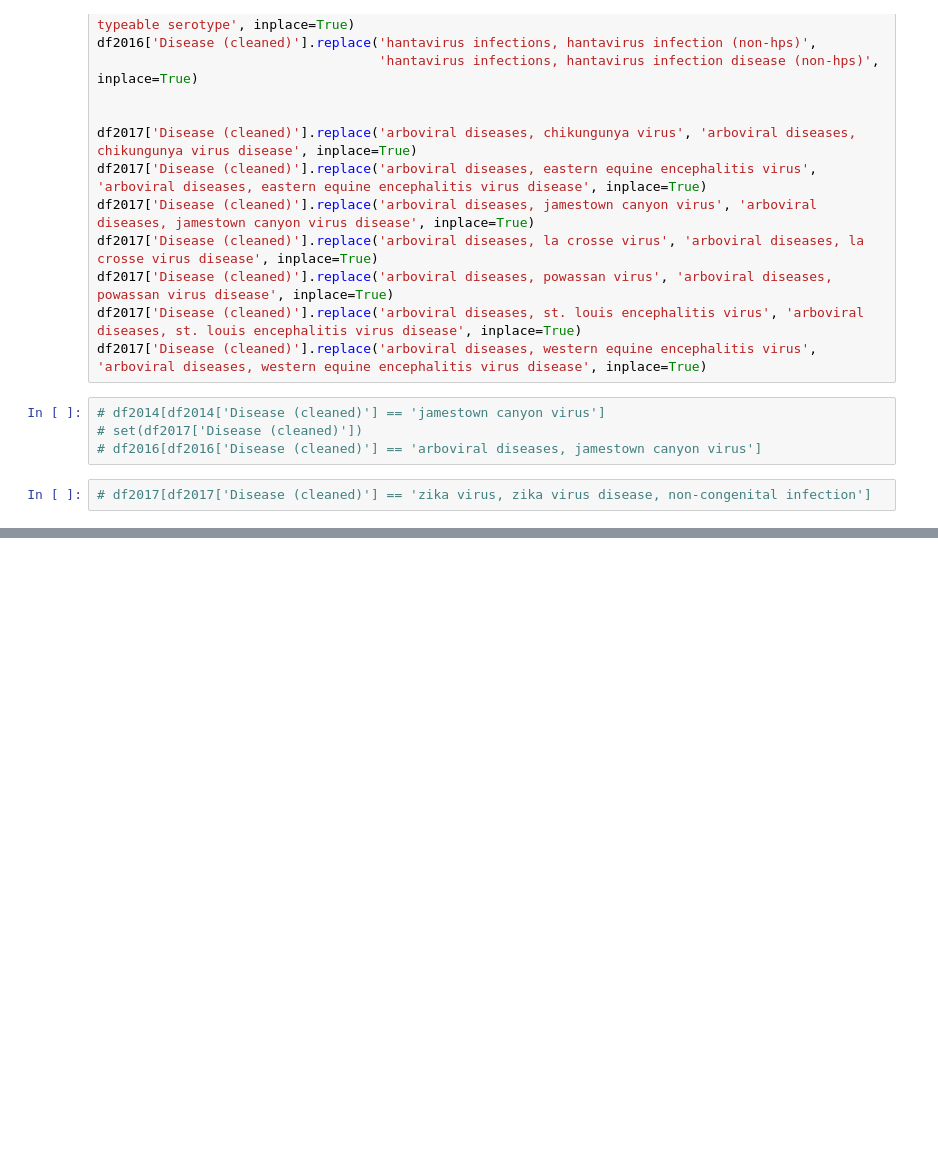
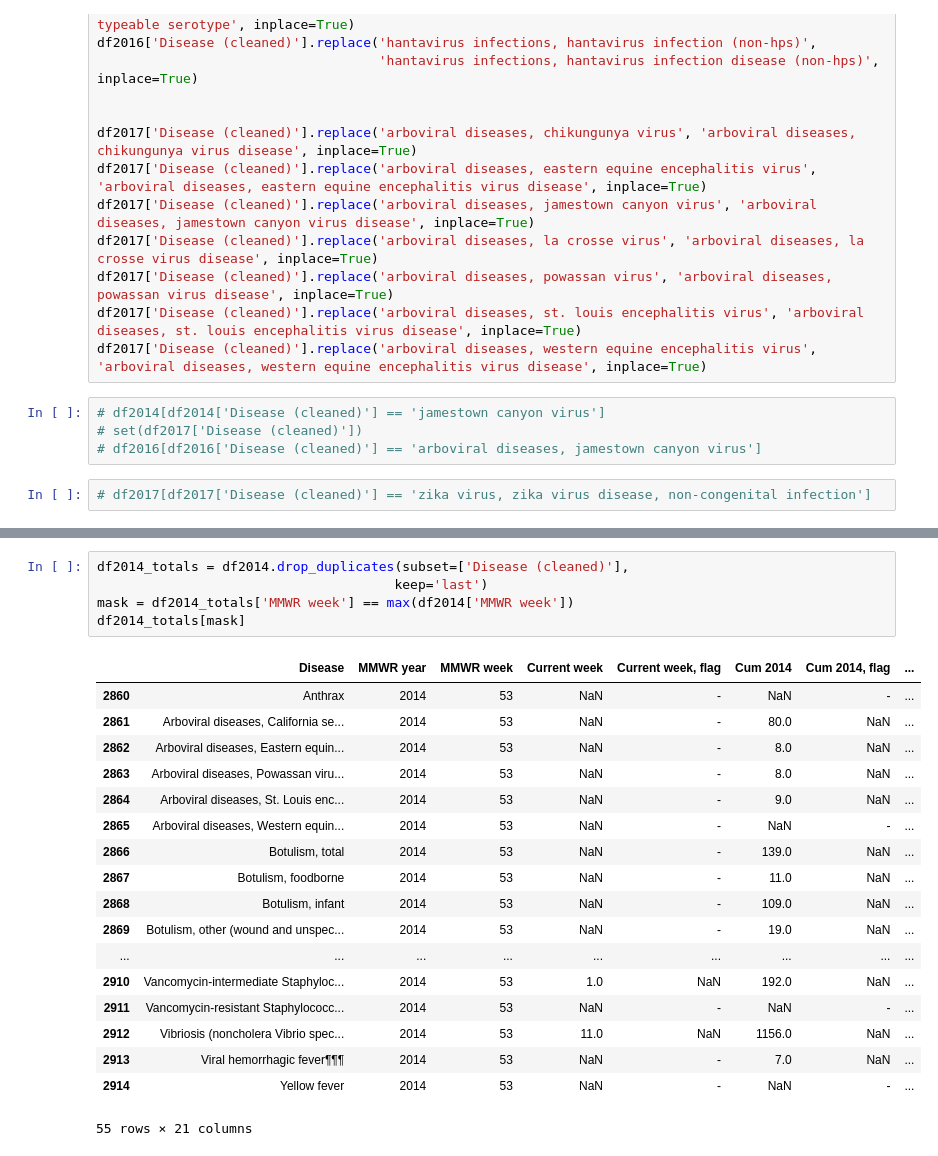
Before and after one commit to jchen2186/mortal-determination, a Jupyter notebook: EDA of Infrequently Reported Notifiable Diseases.ipynb, the cells around one changed output, grey strips where cells are left out. Cells and saved outputs as stored; diff of their text form; blank space fills up the shorter version.

Commit message:
Continued cleaning notifiable diseases datasets

```diff
--- a/EDA of Infrequently Reported Notifiable Diseases.ipynb
+++ b/EDA of Infrequently Reported Notifiable Diseases.ipynb
@@ -230,0 +330,24 @@ df2017['Disease (cleaned)'].replace('arboviral diseases, western equine encephal
+# %%
+df2014_totals = df2014.drop_duplicates(subset=['Disease (cleaned)'],
+                                      keep='last')
+mask = df2014_totals['MMWR week'] == max(df2014['MMWR week'])
+df2014_totals[mask]
+# %% [output]
+|  | Disease | MMWR year | MMWR week | Current week | Current week, flag | Cum 2014 | Cum 2014, flag | ... |
+| 2860 | Anthrax | 2014 | 53 | NaN | - | NaN | - | ... |
+| 2861 | Arboviral diseases, California se... | 2014 | 53 | NaN | - | 80.0 | NaN | ... |
+| 2862 | Arboviral diseases, Eastern equin... | 2014 | 53 | NaN | - | 8.0 | NaN | ... |
+| 2863 | Arboviral diseases, Powassan viru... | 2014 | 53 | NaN | - | 8.0 | NaN | ... |
+| 2864 | Arboviral diseases, St. Louis enc... | 2014 | 53 | NaN | - | 9.0 | NaN | ... |
+| 2865 | Arboviral diseases, Western equin... | 2014 | 53 | NaN | - | NaN | - | ... |
+| 2866 | Botulism, total | 2014 | 53 | NaN | - | 139.0 | NaN | ... |
+| 2867 | Botulism, foodborne | 2014 | 53 | NaN | - | 11.0 | NaN | ... |
+| 2868 | Botulism, infant | 2014 | 53 | NaN | - | 109.0 | NaN | ... |
+| 2869 | Botulism, other (wound and unspec... | 2014 | 53 | NaN | - | 19.0 | NaN | ... |
+| ... | ... | ... | ... | ... | ... | ... | ... | ... |
+| 2910 | Vancomycin-intermediate Staphyloc... | 2014 | 53 | 1.0 | NaN | 192.0 | NaN | ... |
+| 2911 | Vancomycin-resistant Staphylococc... | 2014 | 53 | NaN | - | NaN | - | ... |
+| 2912 | Vibriosis (noncholera Vibrio spec... | 2014 | 53 | 11.0 | NaN | 1156.0 | NaN | ... |
+| 2913 | Viral hemorrhagic fever¶¶¶ | 2014 | 53 | NaN | - | 7.0 | NaN | ... |
+| 2914 | Yellow fever | 2014 | 53 | NaN | - | NaN | - | ... |
+55 rows × 21 columns
```
Also changed, not shown: parts of 18 cells of this notebook.
